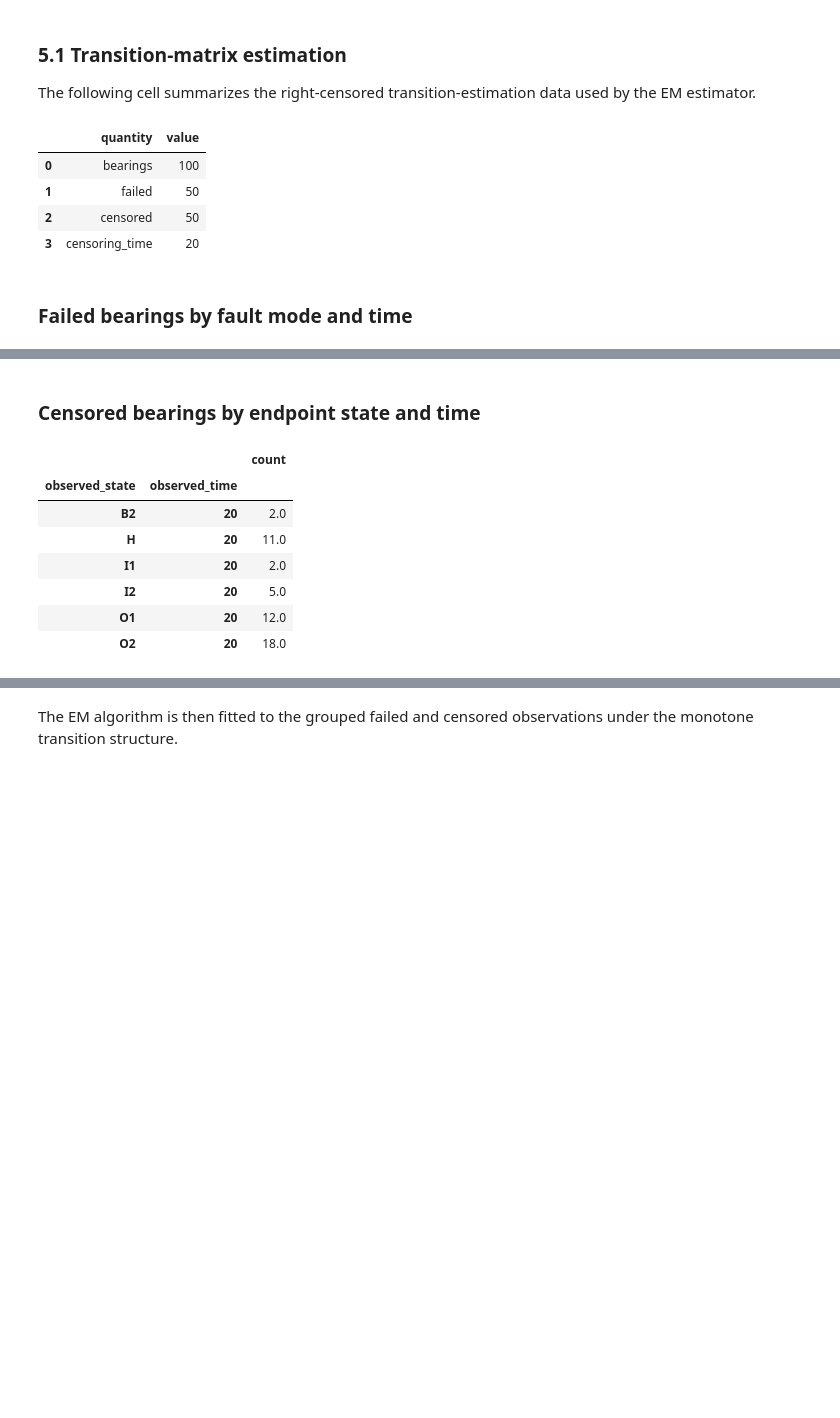
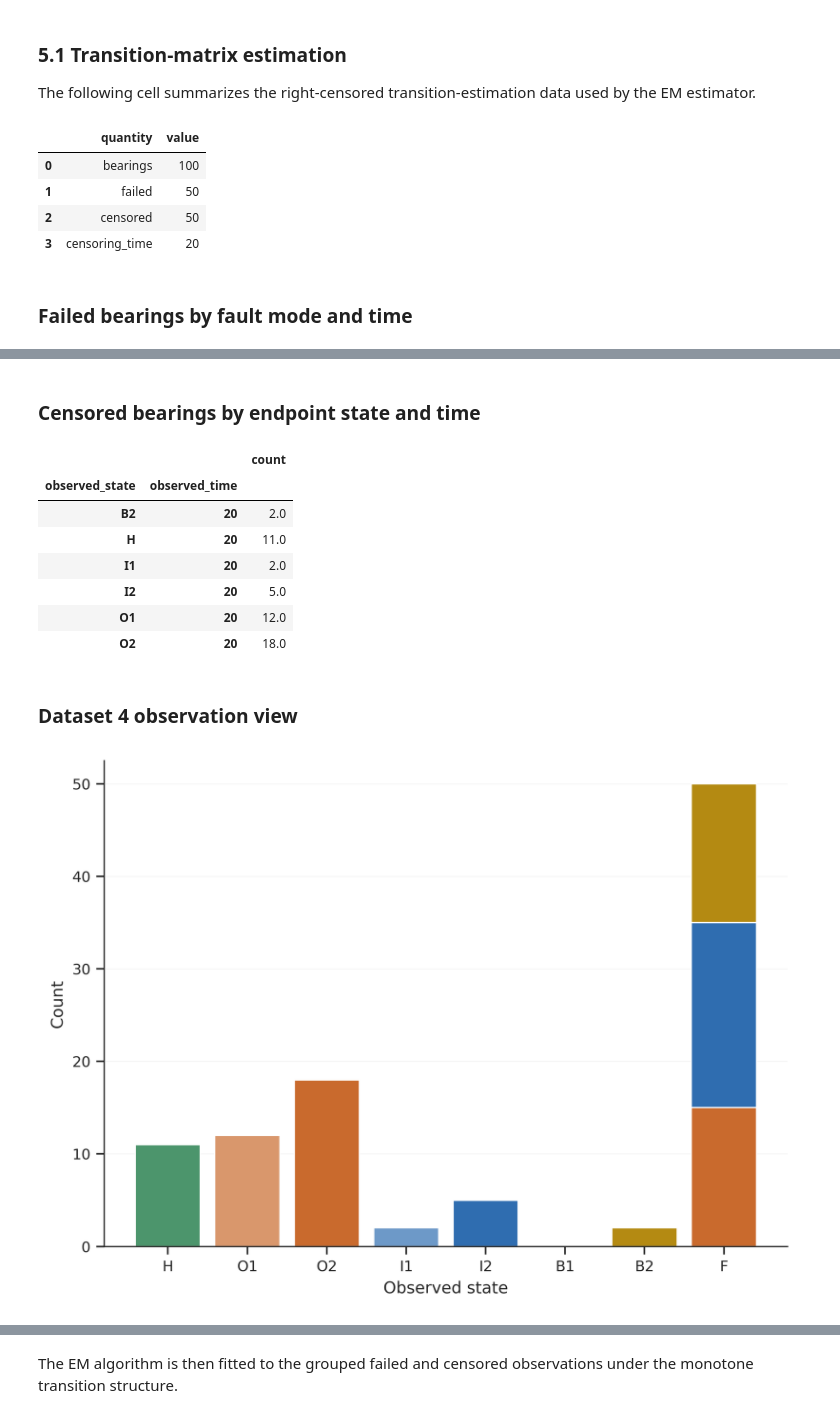
Before and after one commit to InoWelters/Markov-Diagnostic-State-Fusion, a Jupyter notebook: main.ipynb, the cells around one changed output, grey strips where cells are left out. Cells and saved outputs as stored; diff of their text form; code cells hidden in the pictures; blank space fills up the shorter version.

```diff
--- a/main.ipynb
+++ b/main.ipynb
@@ -52,11 +55,15 @@ DATASET4 = PROJECT_ROOT / "data" / "raw" / "transition_estimation" / "bearing_re
 RUNS_INPUT = PROJECT_ROOT / "data" / "generated" / "bearing_runs_to_failure.csv"
 CONFUSION_MATRIX = PROJECT_ROOT / "data" / "raw" / "diagnostics" / "Confusion_Matrix.csv"
 PAPER_TRANSITION_MATRIX = PROJECT_ROOT / "data" / "transition_matrices" / "right_censored_endpoint.csv"
+DATASET4_OBSERVATION_FIGURE_SOURCE = PROJECT_ROOT.parents[1] / "1MIAC15___journal_version" / "Figures" / "fig_dataset4_observation_views.png"
 
 TABLE_DIR = PROJECT_ROOT / "results" / "tables"
 FIGURE_DIR = PROJECT_ROOT / "results" / "figures"
 for directory in (TABLE_DIR, FIGURE_DIR):
     directory.mkdir(parents=True, exist_ok=True)
+DATASET4_OBSERVATION_FIGURE = FIGURE_DIR / "fig_dataset4_observation_views.png"
+if DATASET4_OBSERVATION_FIGURE_SOURCE.exists():
+    shutil.copy2(DATASET4_OBSERVATION_FIGURE_SOURCE, DATASET4_OBSERVATION_FIGURE)
 
 MAX_ITER = 2000
 TOL = 2e-6
@@ -188,6 +271,12 @@ display(Markdown("### Failed bearings by fault mode and time"))
 display(failed_mode_time_counts.to_frame())
 display(Markdown("### Censored bearings by endpoint state and time"))
 display(censored_state_time_counts.to_frame())
+
+display(Markdown("### Dataset 4 observation view"))
+if DATASET4_OBSERVATION_FIGURE.exists():
+    display(Image(filename=str(DATASET4_OBSERVATION_FIGURE)))
+else:
+    display(Markdown(f"Dataset-4 observation figure not found at `{DATASET4_OBSERVATION_FIGURE}`."))
 # %% [output]
 |  | quantity | value |
 | 0 | bearings | 100 |
@@ -195,31 +284,33 @@ display(censored_state_time_counts.to_frame())
 | 2 | censored | 50 |
 | 3 | censoring_time | 20 |
 ### Failed bearings by fault mode and time
 |  |  | count |
 | fault_mode | observed_time |  |
 | Ball defect | 4 | 2.0 |
 |  | 6 | 1.0 |
 |  | 7 | 1.0 |
 |  | 10 | 1.0 |
 |  | 11 | 1.0 |
 |  | 12 | 3.0 |
 |  | 13 | 1.0 |
 |  | 14 | 1.0 |
 |  | 15 | 1.0 |
 |  | 16 | 1.0 |
 | ... | ... | ... |
 |  | 11 | 6.0 |
 |  | 12 | 1.0 |
 |  | 16 | 1.0 |
 |  | 18 | 2.0 |
 |  | 20 | 1.0 |
 ### Censored bearings by endpoint state and time
 |  |  | count |
 | observed_state | observed_time |  |
 | B2 | 20 | 2.0 |
 | H | 20 | 11.0 |
 | I1 | 20 | 2.0 |
 | I2 | 20 | 5.0 |
 | O1 | 20 | 12.0 |
 | O2 | 20 | 18.0 |
+### Dataset 4 observation view
+[figure, added]
 # %% [markdown]
```
Also changed, not shown: parts of 11 cells of this notebook, 8 other files.
